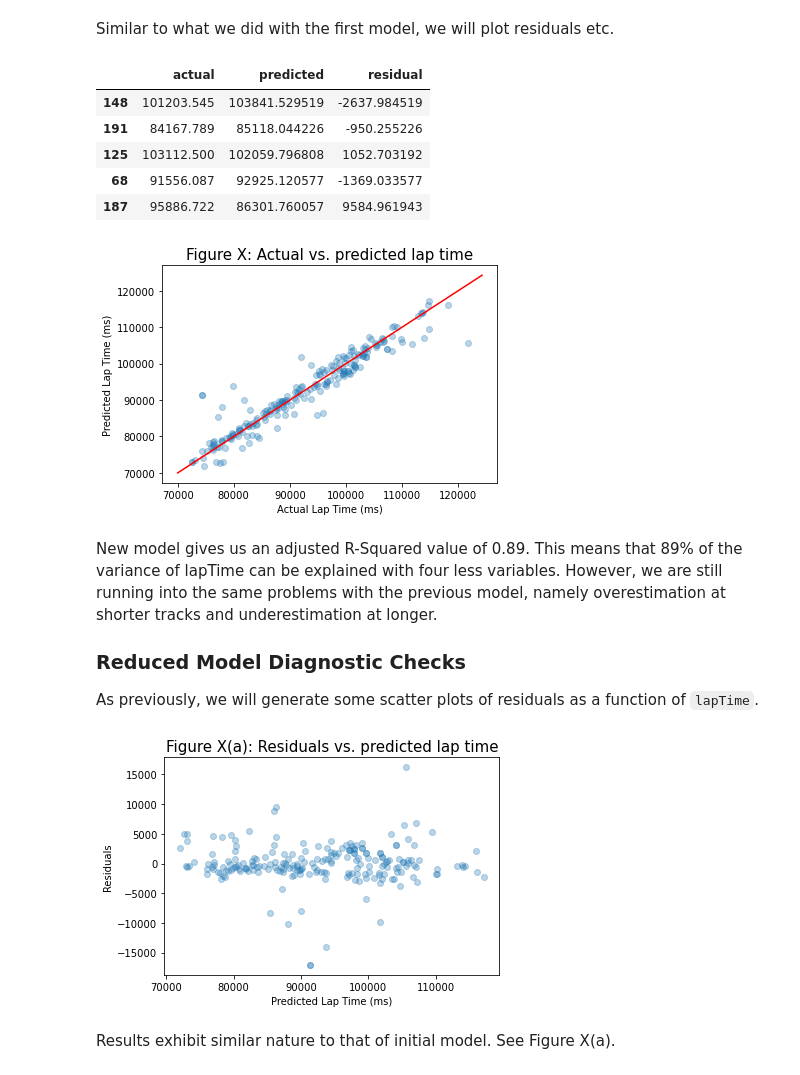
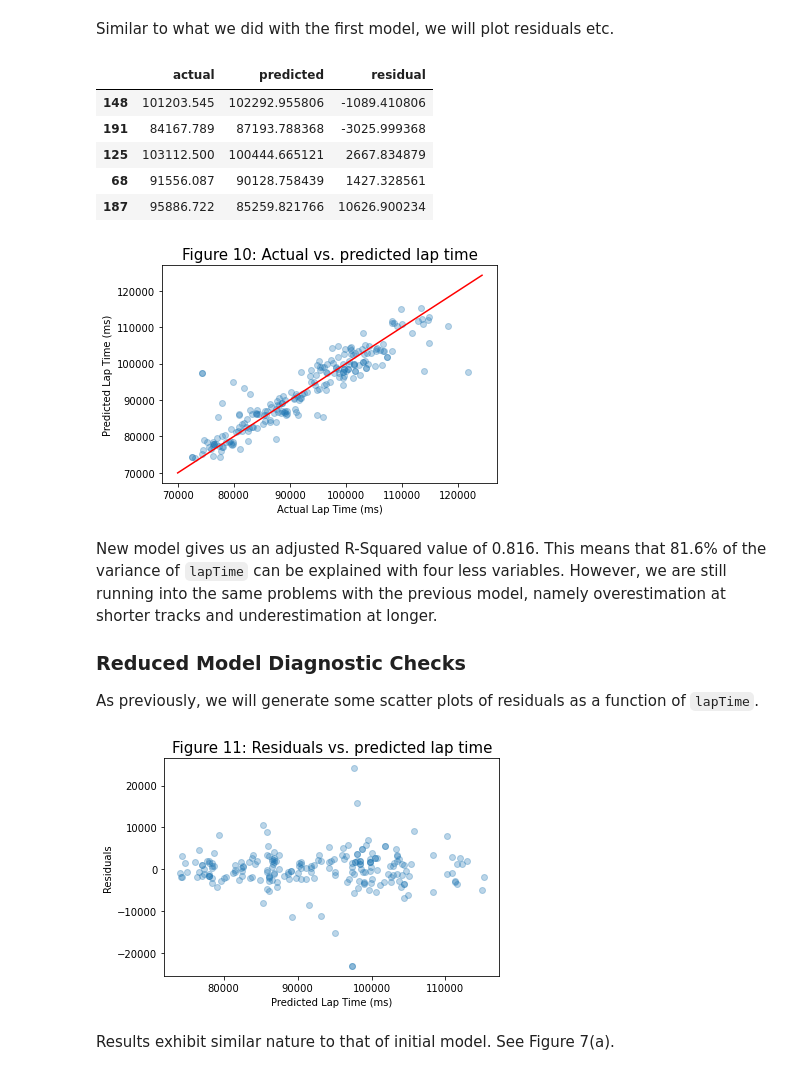
Before and after one commit to floeck/f1-weather-analysis, a Jupyter notebook: notebooks/V10FTW_Project.ipynb, the cells around one changed output. Saved outputs shown, nothing was run; the diff lists cells and outputs as text; code cells hidden in the pictures.

```diff
--- a/notebooks/V10FTW_Project.ipynb
+++ b/notebooks/V10FTW_Project.ipynb
@@ -173,15 +171,14 @@ Now that all the data is imported, we can begin cleaning and remove unneccesary
 races = races.drop(columns = ['year', 'circuitId', 'round', 'time', 'url'])
 results = results.drop(columns = ['resultId', 'driverId', 'constructorId', 'number', 'grid', 'position',
                                   'positionText', 'positionOrder', 'points', 'laps', 'fastestLap', 'time',
-                                  'milliseconds', 'fastestLap', 'rank', 'statusId'])
+                                  'milliseconds', 'fastestLap', 'rank', 'statusId', 'fastestLapSpeed'])
 track_weather = track_weather.drop(columns = 'local_time')
 # Update problem data in columns
 results = results.replace(r'\\N','null', regex=True)
 # Query only those with races finishes
 results = results.loc[results['fastestLapTime'] != 'null']
-# Convert fastest lap speed to float & rename columns
-results['fastestLapSpeed'] = results['fastestLapSpeed'].astype(float)
-results.rename(columns={'fastestLapSpeed': 'lapAverageSpeed', 'fastestLapTime': 'lapTime'}, inplace = True)
+# Rename lap time column
+results.rename(columns={'fastestLapTime': 'lapTime'}, inplace = True)
 # Convert fastest time to milliseconds
 results['lapTime'] = results['lapTime'].apply(to_milliseconds)
 # Group by track and date, then average lap and average speed
@@ -190,8 +187,6 @@ df = races_results.merge(track_weather, on = 'date')
 # Add rain column
 rain_desc = ["rain", "shower", "drizzle", "wet"]
 df['rain'] = np.where(df['weather'].str.contains('|'.join(rain_desc)), 'wet', 'dry')
-# Add relevant categorical columns
-df['year'] = df['date'].str[:4].astype(int).astype('object')
 # Round & export dataframe to csv
 df = df.round(3)
 df.to_csv('../data/V10FTW_Data.csv')
@@ -457,15 +448,10 @@ Now we can develop our two models. On the X-Axis, we add all of our features and
 
 On the Y-Axis, our target features mentioned earlier, namely `lapTime`.
 # %%
-X = df[['temp', 'track_temp', 'lapAverageSpeed', 'humidity', 'air_pressure', 'wind_speed', 'rain', 'track', 'year']]
+X = df[['temp', 'track_temp', 'humidity', 'air_pressure', 'wind_speed', 'rain', 'track']]
 Y = df['lapTime']
-# Convert categorical into dummy/indicator variables
 X = pd.get_dummies(data=X, drop_first=True)
-# With sklearn
-regr = linear_model.LinearRegression()
-regr.fit(X, Y)
-# With statsmodels
-X = sm.add_constant(X) # adding a constant
+X = sm.add_constant(X)
 model = sm.OLS(Y, X).fit()
 print(model.summary())
 # %% [output]
@@ -573,11 +564,6 @@ We drop these features, a run a new OLS Regression.
 # %%
-X = df[['temp', 'lapAverageSpeed', 'wind_speed', 'track', 'year']]
-# Convert categorical into dummy/indicator variables
+X = df[['rain', 'wind_speed', 'track']]
 X = pd.get_dummies(data=X, drop_first=True)
-# With sklearn
-regr = linear_model.LinearRegression()
-regr.fit(X, Y)
-# With statsmodels
 X = sm.add_constant(X) # adding a constant
 model = sm.OLS(Y, X).fit()
 print(model.summary())
@@ -606,26 +592,24 @@ Regression Adjusted R-squared: 0.8895
 # %% [markdown]
 Similar to what we did with the first model, we will plot residuals etc.
 # %%
-residuals_reduced = pd.DataFrame({'actual': df['lapTime'],
-                            'predicted': model.fittedvalues,
-                            'residual': model.resid})
+residuals_reduced = pd.DataFrame({'actual': df['lapTime'], 'predicted': model.fittedvalues, 'residual': model.resid})
 residuals_reduced.sample(n=5, random_state=999)
 # %% [output]
 |  | actual | predicted | residual |
-| 148 | 101203.545 | 103841.529519 | -2637.984519 |
-| 191 | 84167.789 | 85118.044226 | -950.255226 |
-| 125 | 103112.500 | 102059.796808 | 1052.703192 |
-| 68 | 91556.087 | 92925.120577 | -1369.033577 |
-| 187 | 95886.722 | 86301.760057 | 9584.961943 |
+| 148 | 101203.545 | 102292.955806 | -1089.410806 |
+| 191 | 84167.789 | 87193.788368 | -3025.999368 |
+| 125 | 103112.500 | 100444.665121 | 2667.834879 |
+| 68 | 91556.087 | 90128.758439 | 1427.328561 |
+| 187 | 95886.722 | 85259.821766 | 10626.900234 |
 # %%
 plt.scatter(residuals_reduced['actual'], residuals_reduced['predicted'], alpha=0.3);
 plot_line(axis=plt.gca(), slope=1, intercept=0, c="red");
 plt.xlabel('Actual Lap Time (ms)');plt.ylabel('Predicted Lap Time (ms)');
-plt.title('Figure X: Actual vs. predicted lap time', fontsize=15);plt.show();
+plt.title('Figure 10: Actual vs. predicted lap time', fontsize=15);plt.show();
 # %% [output]
-[figure, old version]
+[figure, new version]
 # %% [markdown]
-New model gives us an adjusted R-Squared value of 0.89. This means that 89% of the variance of lapTime can be explained with four less variables. However, we are still running into the same problems with the previous model, namely overestimation at shorter tracks and underestimation at longer.
+New model gives us an adjusted R-Squared value of 0.816. This means that 81.6% of the variance of `lapTime` can be explained with four less variables. However, we are still running into the same problems with the previous model, namely overestimation at shorter tracks and underestimation at longer.
 
 ### Reduced Model Diagnostic Checks
 
@@ -633,11 +617,11 @@ As previously, we will generate some scatter plots of residuals as a function of
 # %%
 plt.scatter(residuals_reduced['predicted'], residuals_reduced['residual'], alpha=0.3);
 plt.xlabel('Predicted Lap Time (ms)');plt.ylabel('Residuals')
-plt.title('Figure X(a): Residuals vs. predicted lap time', fontsize=15);plt.show();
+plt.title('Figure 11: Residuals vs. predicted lap time', fontsize=15);plt.show();
 # %% [output]
-[figure, old version]
+[figure, new version]
 # %% [markdown]
-Results exhibit similar nature to that of initial model. See Figure X(a).
+Results exhibit similar nature to that of initial model. See Figure 7(a).
 # %%
 plt.hist(residuals_reduced['residual'], bins = 20);
 plt.xlabel('Residual');plt.ylabel('Frequency');
```
Also changed, not shown: parts of 43 cells of this notebook, 2 other files.
